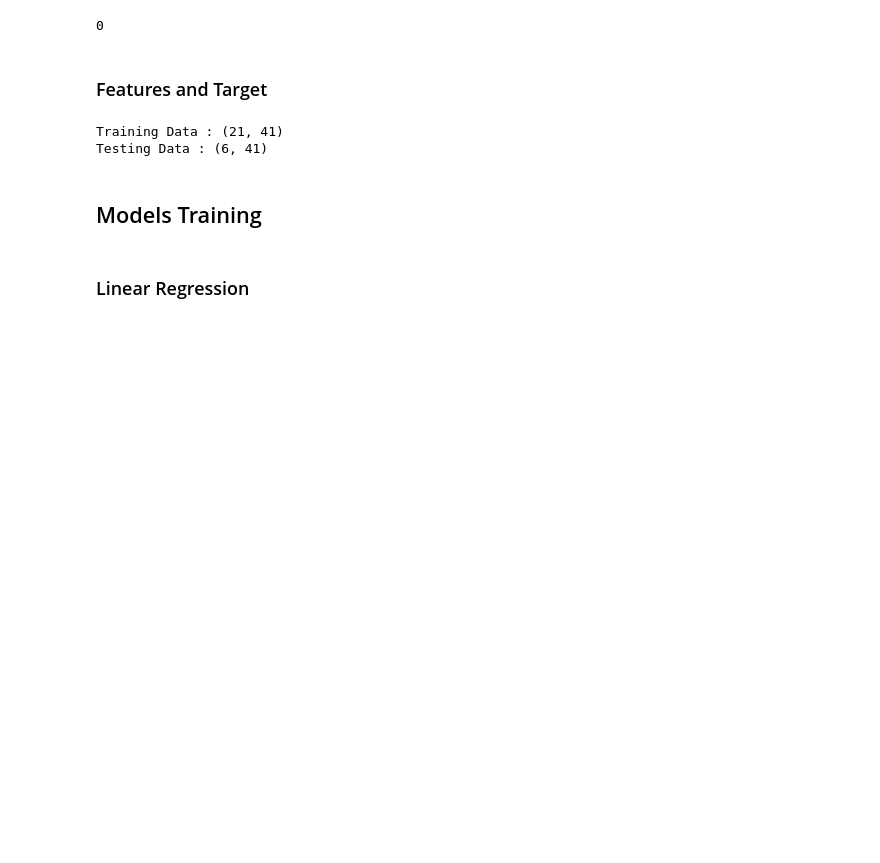
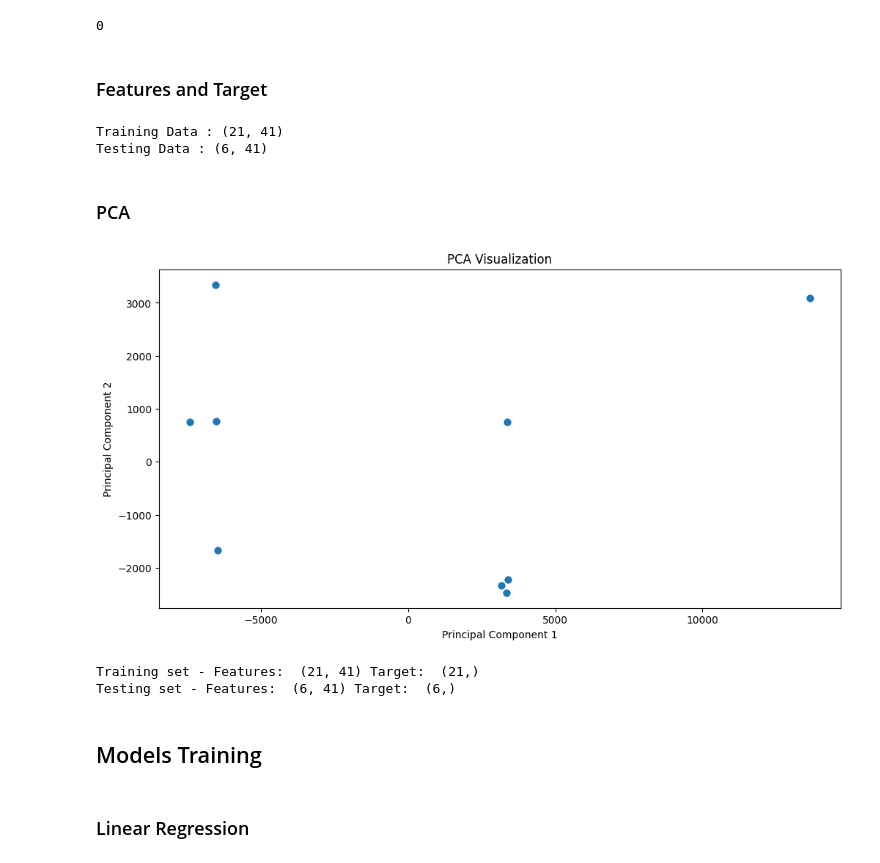
Before and after one commit to barkiayoub/Chemometrics-ML, a Jupyter notebook: chemometrics-ml.ipynb, the cells around one changed output. Saved outputs shown, nothing was run; the diff lists cells and outputs as text; code cells hidden in the pictures; blank space fills up the shorter version.

```diff
--- a/chemometrics-ml.ipynb
+++ b/chemometrics-ml.ipynb
@@ -347,3 +347,5 @@ print(f'Testing Data : {X_test.shape}')
 # %% [output]
 Training Data : (21, 41)
 Testing Data : (6, 41)
+# %% [markdown]
+### PCA
@@ -349,0 +356,14 @@ Testing Data : (6, 41)
+# %%
+# Assuming merged_data is your dataset
+pca = PCA(n_components=2)
+Aluminum = pca.fit_transform(X)
+# %%
+# Visualize the transformed data
+plt.figure(figsize=(12, 6))
+plt.scatter(Aluminum[:, 0], Aluminum[:, 1])
+plt.xlabel('Principal Component 1')
+plt.ylabel('Principal Component 2')
+plt.title('PCA Visualization')
+plt.show()
+# %% [output]
+[figure, added]
@@ -349,0 +373,7 @@ Testing Data : (6, 41)
+# %%
+# Print the shapes of the training and testing sets
+print("Training set - Features: ", X_train.shape, "Target: ", y_train.shape)
+print("Testing set - Features: ", X_test.shape, "Target: ", y_test.shape)
+# %% [output]
+Training set - Features:  (21, 41) Target:  (21,)
+Testing set - Features:  (6, 41) Target:  (6,)
```
Also changed, not shown: parts of 31 cells of this notebook, 7 other files.
